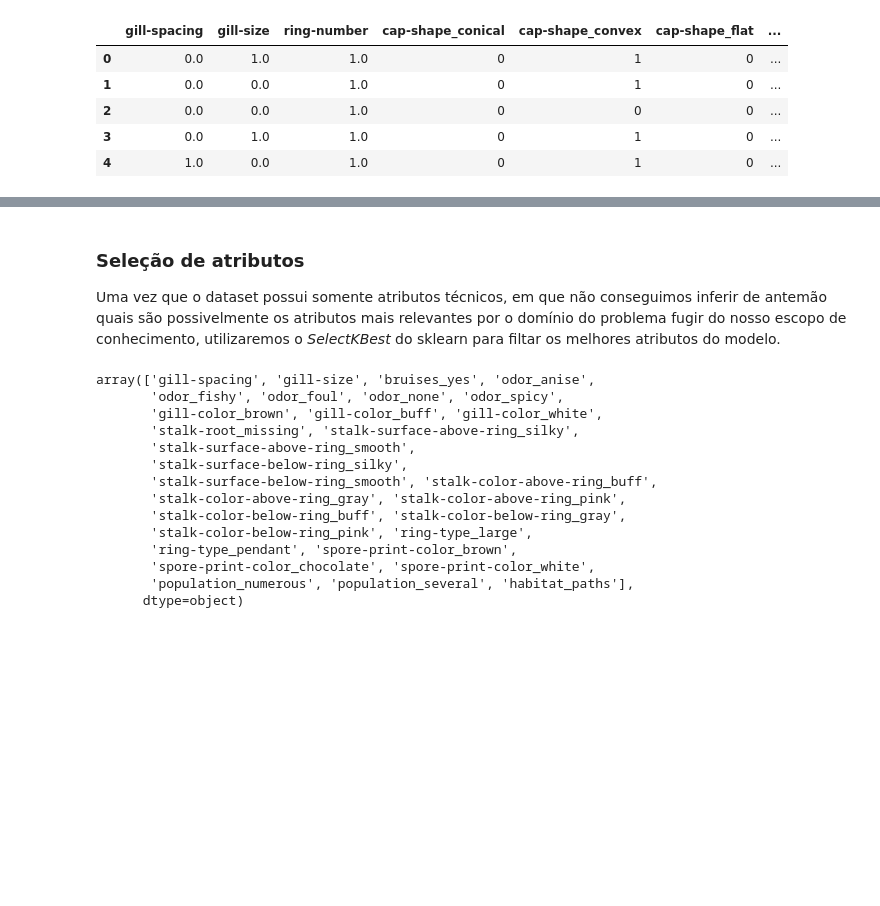
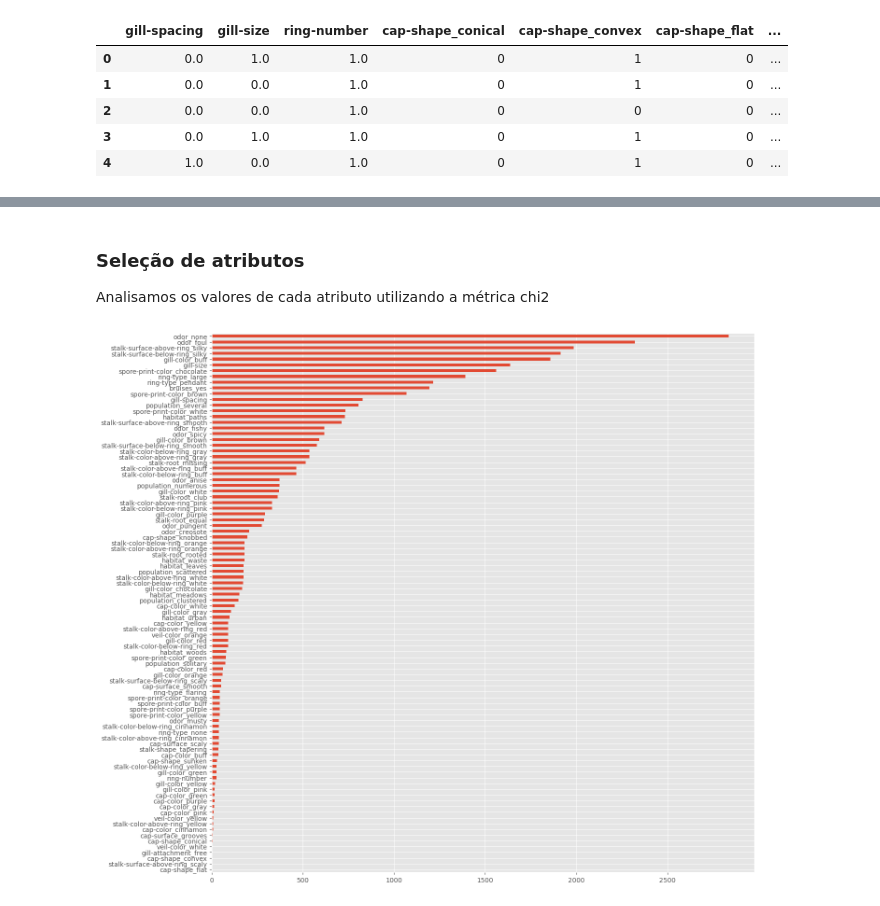
Before and after one commit to amauryTCassola/MachineLearning-2023, a Jupyter notebook: main.ipynb, the cells around one changed output, grey strips where cells are left out. Saved outputs shown, nothing was run; the diff lists cells and outputs as text; code cells hidden in the pictures; blank space fills up the shorter version.

```diff
--- a/main.ipynb
+++ b/main.ipynb
@@ -184,23 +200,10 @@ array([1, 0, 0, ..., 0, 1, 0], dtype=int64)
-# %% [markdown]
-### Seleção de atributos
-Uma vez que o dataset possui somente atributos técnicos, em que não conseguimos inferir de antemão quais são possivelmente os atributos mais relevantes por o domínio do problema fugir do nosso escopo de conhecimento, utilizaremos o *SelectKBest* do sklearn para filtar os melhores atributos do modelo.
-# %%
-# WIP: preciso ver como funciona o SelectKBest com features categóricas em one-hot
-k_best = SelectKBest(f_classif, k=30)
-X_new = k_best.fit_transform(X, y)
-k_best.get_feature_names_out()
-# %% [output]
-array(['gill-spacing', 'gill-size', 'bruises_yes', 'odor_anise',
-       'odor_fishy', 'odor_foul', 'odor_none', 'odor_spicy',
-       'gill-color_brown', 'gill-color_buff', 'gill-color_white',
-       'stalk-root_missing', 'stalk-surface-above-ring_silky',
-       'stalk-surface-above-ring_smooth',
-       'stalk-surface-below-ring_silky',
-       'stalk-surface-below-ring_smooth', 'stalk-color-above-ring_buff',
-       'stalk-color-above-ring_gray', 'stalk-color-above-ring_pink',
-       'stalk-color-below-ring_buff', 'stalk-color-below-ring_gray',
-       'stalk-color-below-ring_pink', 'ring-type_large',
-       'ring-type_pendant', 'spore-print-color_brown',
-       'spore-print-color_chocolate', 'spore-print-color_white',
-       'population_numerous', 'population_several', 'habitat_paths'],
-      dtype=object)
+# %% [markdown]
+### Seleção de atributos
+Analisamos os valores de cada atributo utilizando a métrica chi2
+# %%
+# Para features categóricas, as duas métricas mais comuns são o chi2 e a mutual information
+chi2_features, p_values_features = chi2(X, y)
+chi2_features = pd.Series(chi2_features, index = X.columns, name = 'chi2')
+chi2_features.sort_values(ascending = True).plot(kind = 'barh', figsize = (15, 15));
+# %% [output]
+[figure, added]
```
Also changed, not shown: parts of 18 cells of this notebook.
